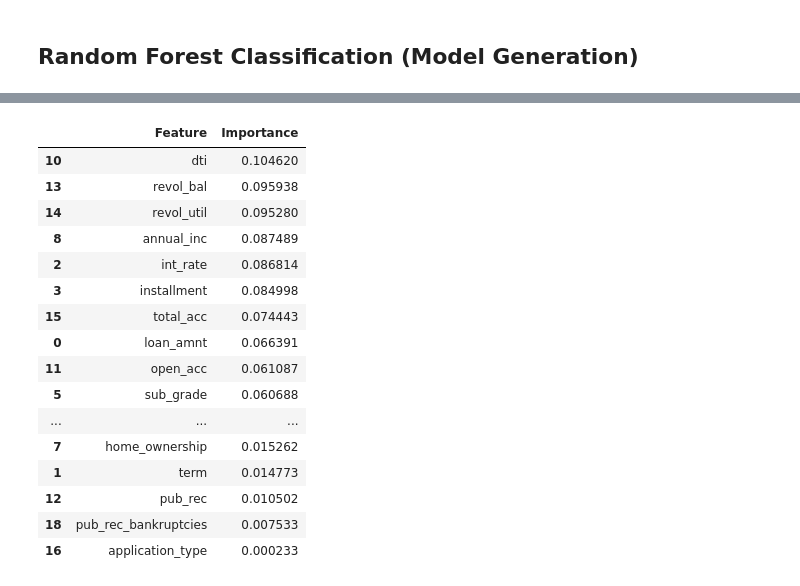
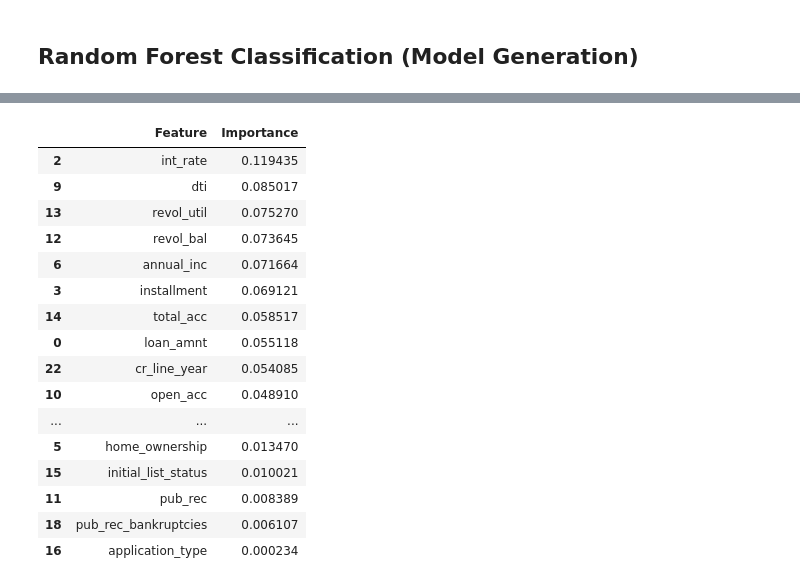
Before and after one commit to Hagen-Kwik/Loan-Prediction, a Jupyter notebook: trial models/buat coba coba.ipynb, the cells around one changed output, grey strips where cells are left out. Drawn from its saved outputs; the diff is of its cells as text; code cells hidden in the pictures.

```diff
--- a/trial models/buat coba coba.ipynb
+++ b/trial models/buat coba coba.ipynb
@@ -126,7 +201,7 @@ Outlier information:
 # %%
 #  SPLIT
 target_column = 'loan_status'
-feature_columns = no_outlier.columns[no_outlier.columns != target_column]
+feature_columns = df_before.columns[df_before.columns != target_column]
 
-X = no_outlier[feature_columns]
-y = no_outlier[target_column]
+X = df_before[feature_columns]
+y = df_before[target_column]
@@ -191,0 +208,13 @@ ValueError: could not convert string to float: 'A'
+# %%
+X_train, X_test, y_train, y_test = train_test_split(X, y, test_size=0.2, random_state=0)
+# %%
+from imblearn.over_sampling import RandomOverSampler
+from imblearn.under_sampling import RandomUnderSampler
+from imblearn.over_sampling import SMOTE
+# Random Undersampling
+
+undersampler = RandomUnderSampler(sampling_strategy=0.5, random_state=42)
+X_under, y_under = undersampler.fit_resample(X_train, y_train)
+
+oversampler = RandomOverSampler(sampling_strategy=1, random_state=42)
+X_over, y_over = oversampler.fit_resample(X_under, y_under)
@@ -208,16 +237,10 @@ Name: count, dtype: int64
 # %%
 # Create a cost-sensitive random forest classifier
-clf = RandomForestClassifier(n_estimators=100, bootstrap=True, criterion='gini', max_depth=None,random_state=0)
+clf = RandomForestClassifier(n_estimators=83, bootstrap=True, criterion='gini', max_depth=None,random_state=0)
 
 # Train the classifier on the training set
-clf.fit(X_train_resampled, y_train_resampled)
+clf.fit(X_over, y_over)
 
-# Make predictions on the validation set
-y_pred_validation = clf.predict(X_validation)
-
-# Evaluate the accuracy on the validation set
-accuracy_validation = accuracy_score(y_validation, y_pred_validation)
-print(f'Validation Accuracy: {accuracy_validation}')
 
 # Make predictions on the test set
 y_pred_test = clf.predict(X_test)
@@ -284,27 +306,27 @@ AUC Score: 0.6959810352886221
 # %%
 feature_importances = clf.feature_importances_
 feature_importance_df = pd.DataFrame({
-    'Feature': X_train_resampled.columns,
+    'Feature': X_over.columns,
     'Importance': feature_importances
 })
 feature_importance_df = feature_importance_df.sort_values(by='Importance', ascending=False)
 
 feature_importance_df
 # %% [output]
 |  | Feature | Importance |
-| 10 | dti | 0.104620 |
-| 13 | revol_bal | 0.095938 |
-| 14 | revol_util | 0.095280 |
-| 8 | annual_inc | 0.087489 |
-| 2 | int_rate | 0.086814 |
-| 3 | installment | 0.084998 |
-| 15 | total_acc | 0.074443 |
-| 0 | loan_amnt | 0.066391 |
-| 11 | open_acc | 0.061087 |
-| 5 | sub_grade | 0.060688 |
+| 2 | int_rate | 0.119435 |
+| 9 | dti | 0.085017 |
+| 13 | revol_util | 0.075270 |
+| 12 | revol_bal | 0.073645 |
+| 6 | annual_inc | 0.071664 |
+| 3 | installment | 0.069121 |
+| 14 | total_acc | 0.058517 |
+| 0 | loan_amnt | 0.055118 |
+| 22 | cr_line_year | 0.054085 |
+| 10 | open_acc | 0.048910 |
 | ... | ... | ... |
-| 7 | home_ownership | 0.015262 |
-| 1 | term | 0.014773 |
-| 12 | pub_rec | 0.010502 |
-| 18 | pub_rec_bankruptcies | 0.007533 |
-| 16 | application_type | 0.000233 |
+| 5 | home_ownership | 0.013470 |
+| 15 | initial_list_status | 0.010021 |
+| 11 | pub_rec | 0.008389 |
+| 18 | pub_rec_bankruptcies | 0.006107 |
+| 16 | application_type | 0.000234 |
```
Also changed, not shown: parts of 17 cells of this notebook, 9 other files.
